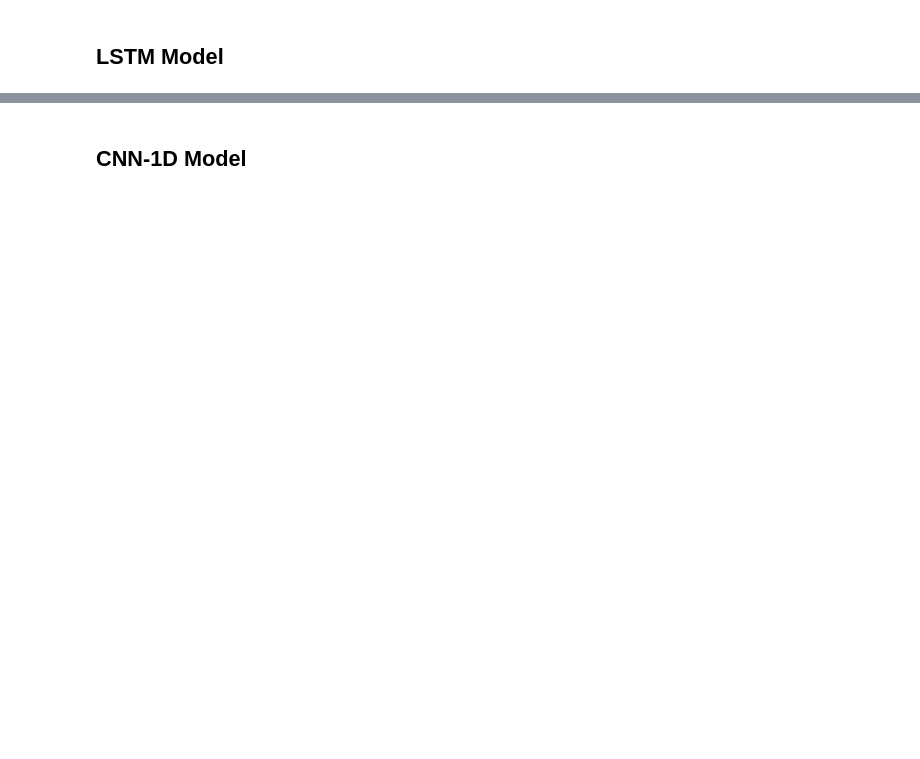
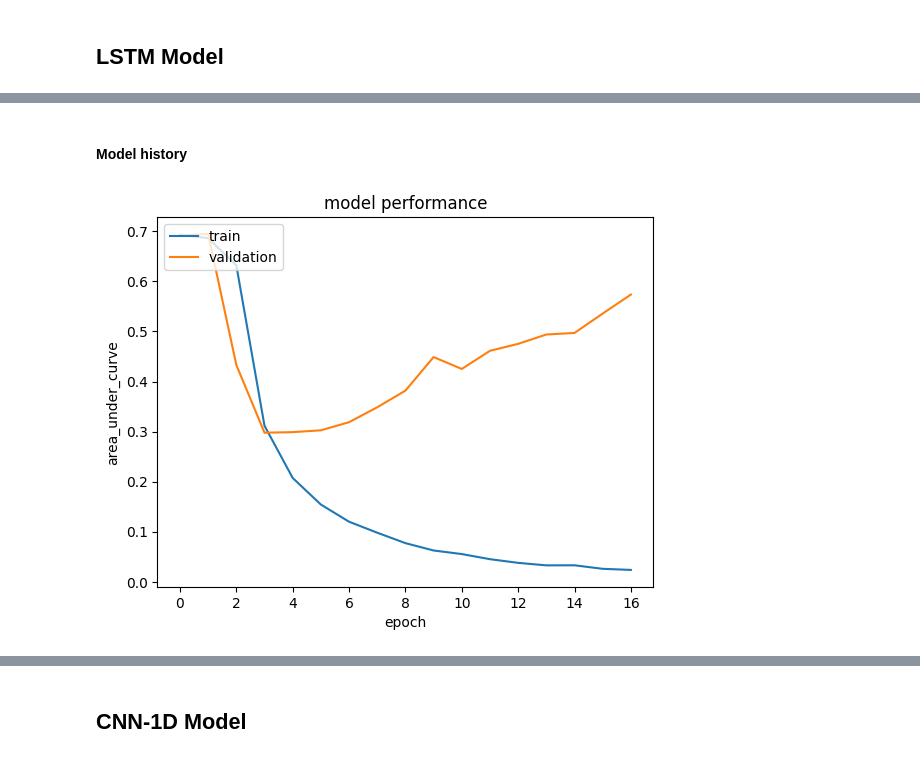
Before and after one commit to RileyLeo/IMDB-Movie-Reviews-Sentimental-Analysis, a Jupyter notebook: notebook.ipynb, the cells around one changed output, grey strips where cells are left out. Drawn from its saved outputs; the diff is of its cells as text; code cells hidden in the pictures; blank space fills up the shorter version.

```diff
--- a/notebook.ipynb
+++ b/notebook.ipynb
@@ -662,0 +748,6 @@ plot_hist(hist)
+# %% [markdown]
+#### Model history
+# %%
+plot_hist(hist, metric='loss')
+# %% [output]
+[figure, added]
```
Also changed, not shown: parts of 56 cells of this notebook, 1 other file.
